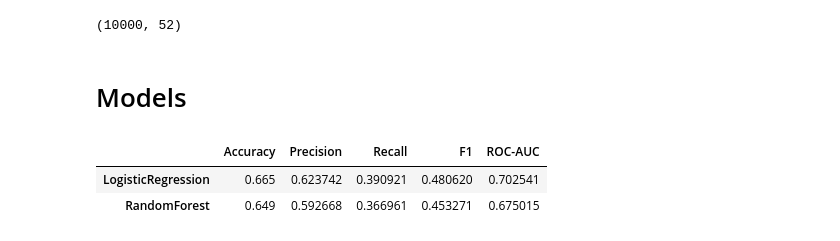
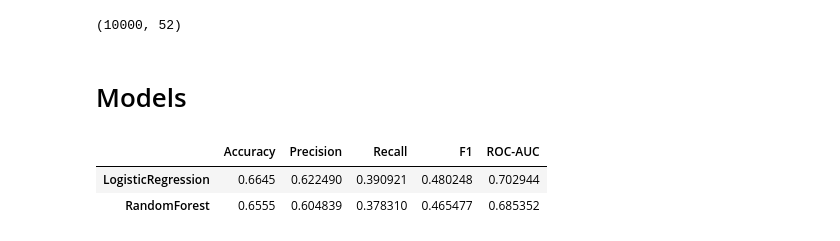
Before and after one commit to iainjclark/diabetes-readmission-ml, a Jupyter notebook: notebooks/02_model.ipynb, the cells around one changed output. Cells and saved outputs as stored; diff of their text form; code cells hidden in the pictures.

```diff
--- a/notebooks/02_model.ipynb
+++ b/notebooks/02_model.ipynb
@@ -54,41 +72,45 @@ from sklearn.linear_model import LogisticRegression
 from sklearn.ensemble import RandomForestClassifier
 from sklearn.metrics import (
     accuracy_score, precision_score, recall_score,
     f1_score, roc_auc_score, precision_recall_curve
 )
 
 # Assume df_processed is your cleaned DataFrame & 'readmitted' is target
 X = df_preproc.drop(columns=['readmitted'])
 y = df_preproc['readmitted']
 
 X_train, X_test, y_train, y_test = train_test_split(
     X, y, test_size=0.2, stratify=y, random_state=42
 )
 
 # Baseline models
 models = {
-    'LogisticRegression': LogisticRegression(max_iter=1000, random_state=42),
-    'RandomForest': RandomForestClassifier(n_estimators=100, random_state=42)
+    'LogisticRegression': LogisticRegression(max_iter=1000, random_state=31415),
+    'RandomForest': RandomForestClassifier(n_estimators=100, random_state=27182)
 }
 
 results = {}
+
+y_pred= dict()
+y_proba = dict()
+
 for name, model in models.items():
     model.fit(X_train, y_train)
-    y_pred = model.predict(X_test)
-    y_proba = model.predict_proba(X_test)[:, 1]
+    y_pred[name] = model.predict(X_test)
+    y_proba[name] = model.predict_proba(X_test)[:, 1]
 
     results[name] = {
-        'Accuracy': accuracy_score(y_test, y_pred),
-        'Precision': precision_score(y_test, y_pred),
-        'Recall': recall_score(y_test, y_pred),
-        'F1': f1_score(y_test, y_pred),
-        'ROC-AUC': roc_auc_score(y_test, y_proba)
+        'Accuracy': accuracy_score(y_test, y_pred[name]),
+        'Precision': precision_score(y_test, y_pred[name]),
+        'Recall': recall_score(y_test, y_pred[name]),
+        'F1': f1_score(y_test, y_pred[name]),
+        'ROC-AUC': roc_auc_score(y_test, y_proba[name])
     }
 
 import pandas as pd
 results_df = pd.DataFrame(results).T
 results_df
 # %% [output]
 |  | Accuracy | Precision | Recall | F1 | ROC-AUC |
-| LogisticRegression | 0.665 | 0.623742 | 0.390921 | 0.480620 | 0.702541 |
-| RandomForest | 0.649 | 0.592668 | 0.366961 | 0.453271 | 0.675015 |
+| LogisticRegression | 0.6645 | 0.622490 | 0.390921 | 0.480248 | 0.702944 |
+| RandomForest | 0.6555 | 0.604839 | 0.378310 | 0.465477 | 0.685352 |
```
Also changed, not shown: parts of 16 cells of this notebook, 3 other files.
